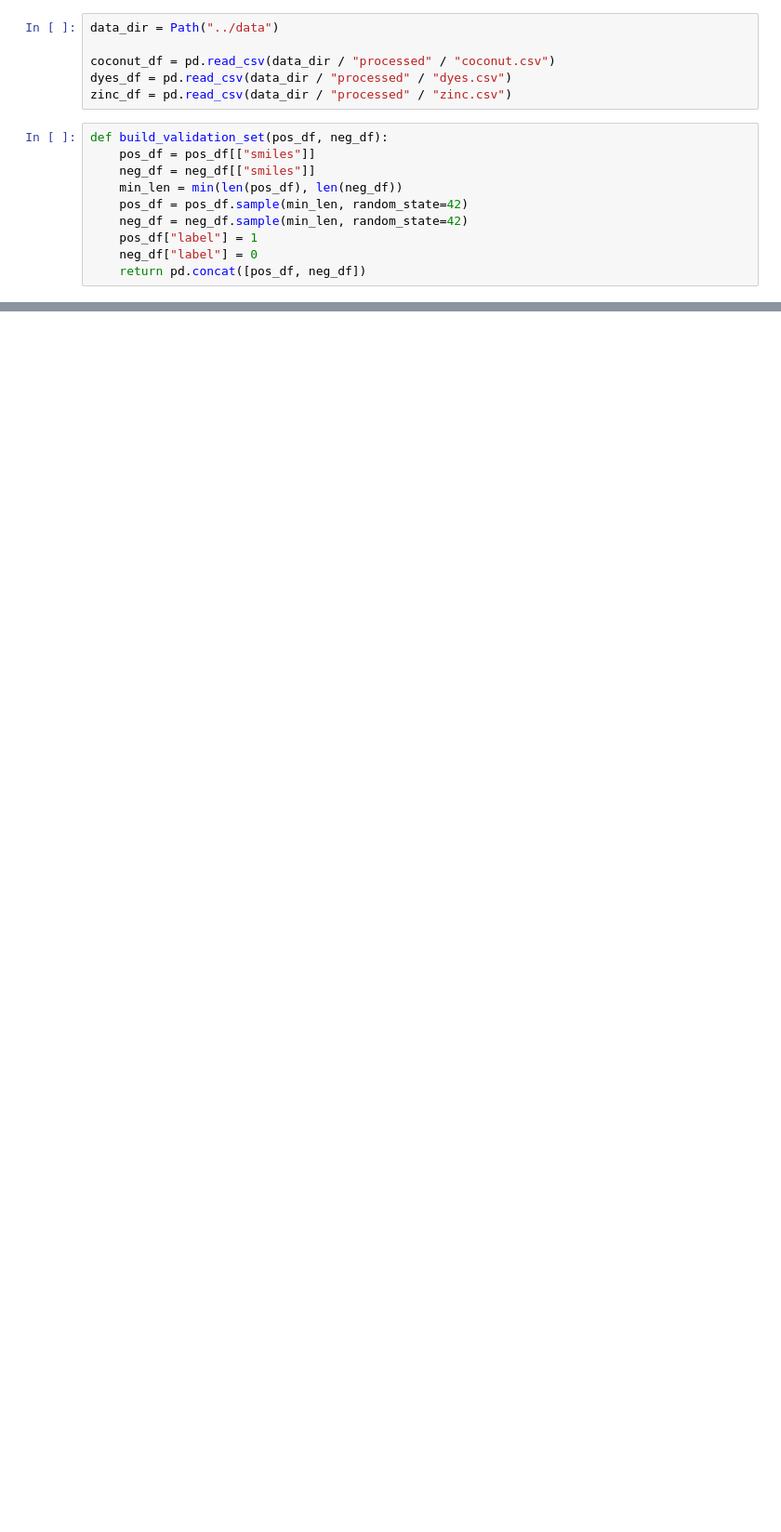
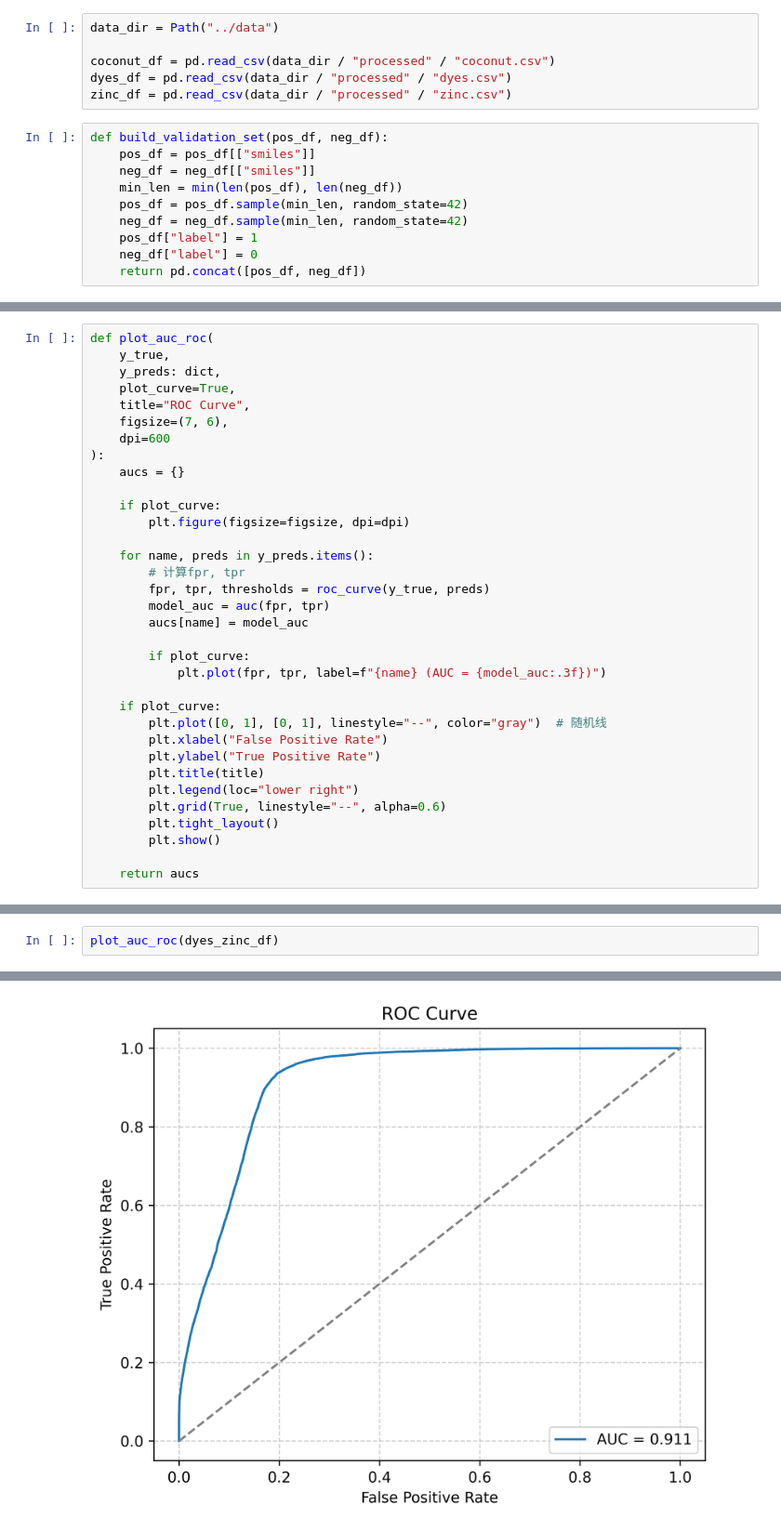
Before and after one commit to MolAstra/DyeLeS, a Jupyter notebook: notebooks/validation.ipynb, the cells around one changed output, grey strips where cells are left out. Shown at 93% size. Cells and saved outputs as stored; diff of their text form; blank space fills up the shorter version.

```diff
--- a/notebooks/validation.ipynb
+++ b/notebooks/validation.ipynb
@@ -33,0 +69,34 @@ def plot_auc_roc(df):
+# %%
+def plot_auc_roc(
+    y_true,
+    y_preds: dict,
+    plot_curve=True,
+    title="ROC Curve",
+    figsize=(7, 6),
+    dpi=600
+):
+    aucs = {}
+
+    if plot_curve:
+        plt.figure(figsize=figsize, dpi=dpi)
+
+    for name, preds in y_preds.items():
+        # 计算fpr, tpr
+        fpr, tpr, thresholds = roc_curve(y_true, preds)
+        model_auc = auc(fpr, tpr)
+        aucs[name] = model_auc
+
+        if plot_curve:
+            plt.plot(fpr, tpr, label=f"{name} (AUC = {model_auc:.3f})")
+
+    if plot_curve:
+        plt.plot([0, 1], [0, 1], linestyle="--", color="gray")  # 随机线
+        plt.xlabel("False Positive Rate")
+        plt.ylabel("True Positive Rate")
+        plt.title(title)
+        plt.legend(loc="lower right")
+        plt.grid(True, linestyle="--", alpha=0.6)
+        plt.tight_layout()
+        plt.show()
+
+    return aucs
@@ -33,0 +113,3 @@ def plot_auc_roc(df):
+# %%
+plot_auc_roc(dyes_zinc_df)
+# %% [output]
@@ -33,0 +118 @@ def plot_auc_roc(df):
+[figure, added]
```
Also changed, not shown: parts of 13 cells of this notebook, 1 other file.
